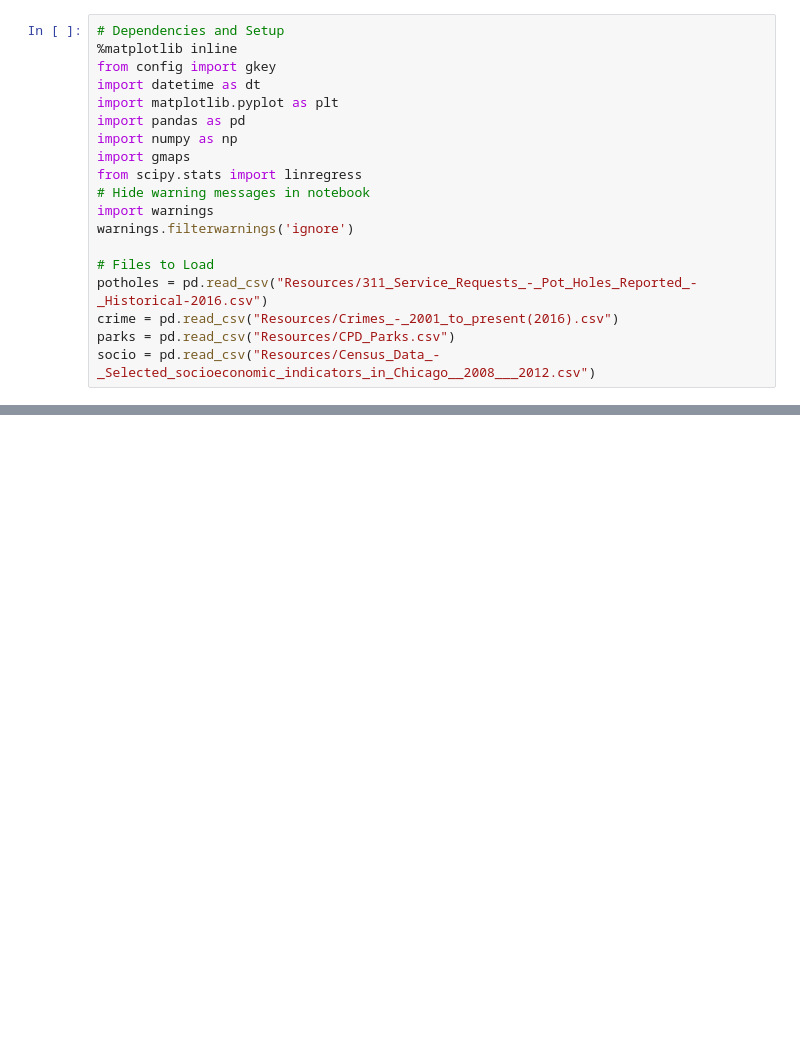
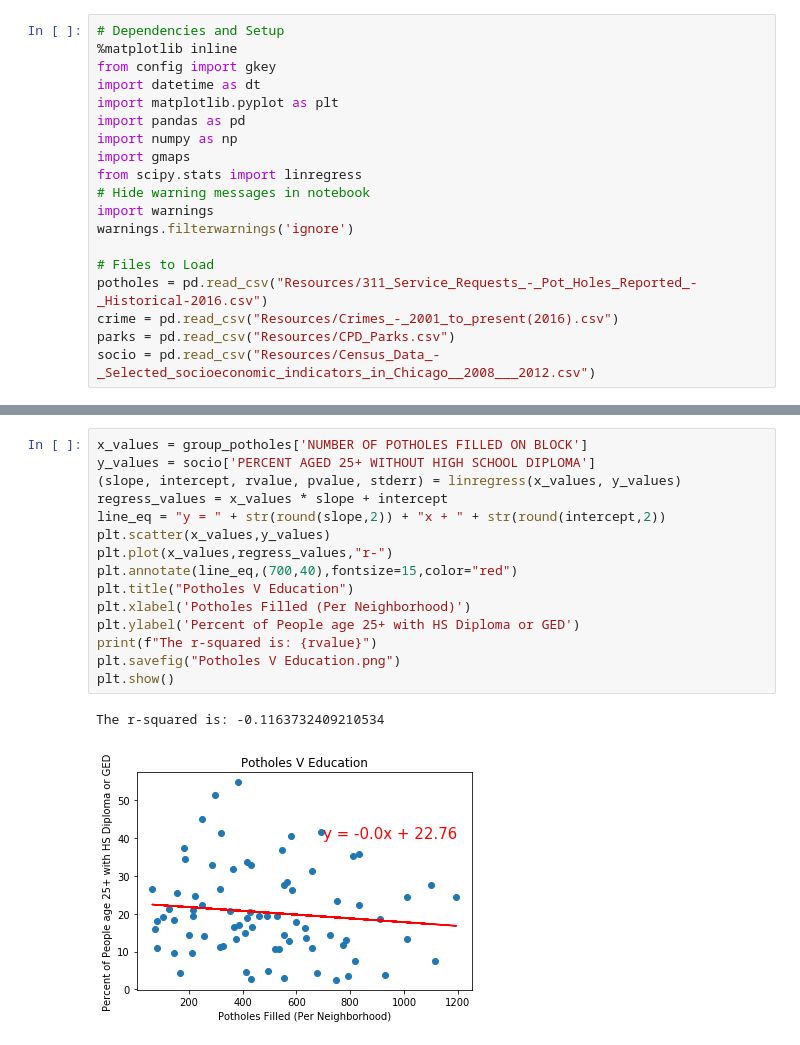
Before and after one commit to NUBootcampTeam/ParksAndPotholes, a Jupyter notebook: Potholes_Money.ipynb, the cells around one changed output, grey strips where cells are left out. Cells and saved outputs as stored; diff of their text form; blank space fills up the shorter version.

```diff
--- a/Potholes_Money.ipynb
+++ b/Potholes_Money.ipynb
@@ -68,0 +105,18 @@ The r-squared is: -0.15861456004130886
+# %%
+x_values = group_potholes['NUMBER OF POTHOLES FILLED ON BLOCK']
+y_values = socio['PERCENT AGED 25+ WITHOUT HIGH SCHOOL DIPLOMA']
+(slope, intercept, rvalue, pvalue, stderr) = linregress(x_values, y_values)
+regress_values = x_values * slope + intercept
+line_eq = "y = " + str(round(slope,2)) + "x + " + str(round(intercept,2))
+plt.scatter(x_values,y_values)
+plt.plot(x_values,regress_values,"r-")
+plt.annotate(line_eq,(700,40),fontsize=15,color="red")
+plt.title("Potholes V Education")
+plt.xlabel('Potholes Filled (Per Neighborhood)')
+plt.ylabel('Percent of People age 25+ with HS Diploma or GED')
+print(f"The r-squared is: {rvalue}")
+plt.savefig("Potholes V Education.png")
+plt.show()
+# %% [output]
+The r-squared is: -0.1163732409210534
+[figure, added]
```
Also changed, not shown: parts of 3 cells of this notebook, 6 other files.
